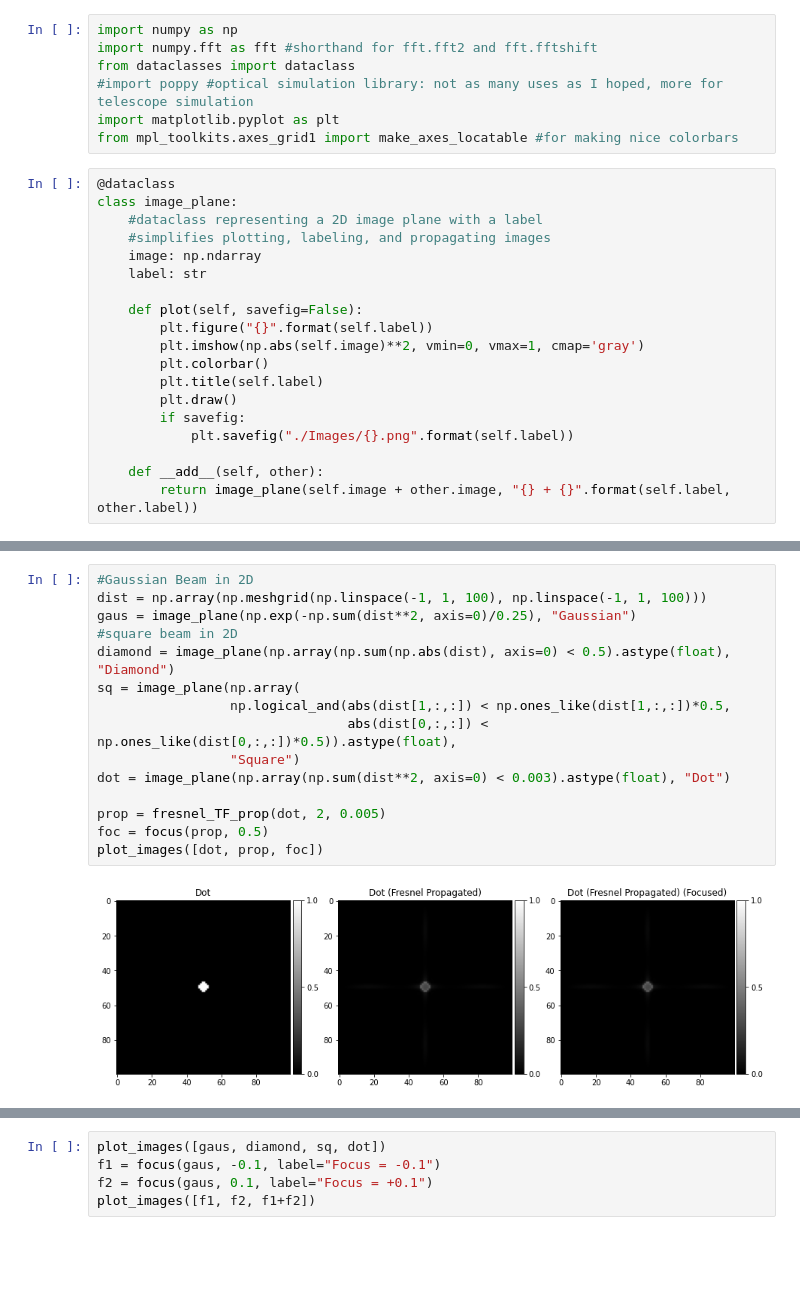
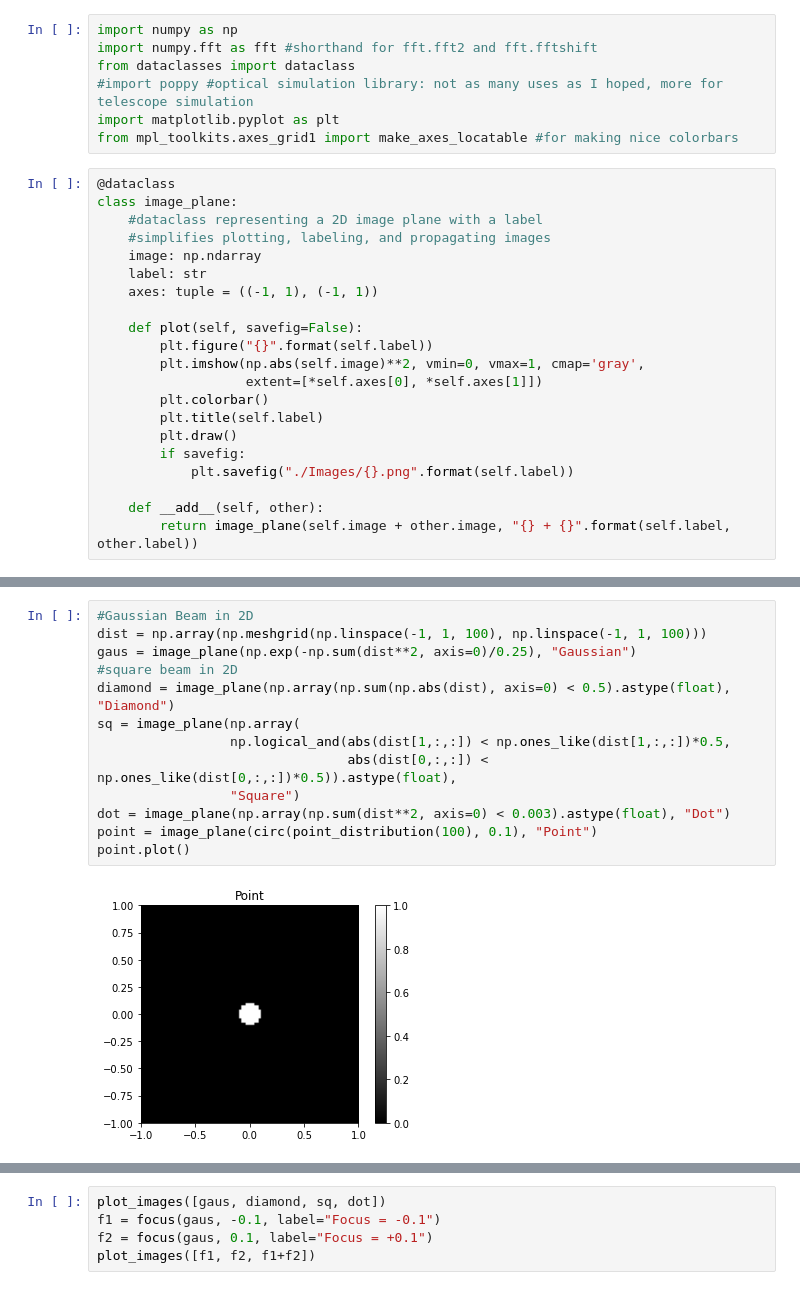
Before and after one commit to cjmcmahon1/FINCH, a Jupyter notebook: bench_sim.ipynb, the cells around one changed output, grey strips where cells are left out. Saved outputs shown, nothing was run; the diff lists cells and outputs as text; blank space fills up the shorter version.

Commit message:
fix imshow() axes labels

```diff
--- a/bench_sim.ipynb
+++ b/bench_sim.ipynb
@@ -39,10 +39,12 @@ class image_plane:
     #simplifies plotting, labeling, and propagating images
     image: np.ndarray
     label: str
+    axes: tuple = ((-1, 1), (-1, 1))
 
     def plot(self, savefig=False):
         plt.figure("{}".format(self.label))
-        plt.imshow(np.abs(self.image)**2, vmin=0, vmax=1, cmap='gray')
+        plt.imshow(np.abs(self.image)**2, vmin=0, vmax=1, cmap='gray',
+                   extent=[*self.axes[0], *self.axes[1]])
         plt.colorbar()
         plt.title(self.label)
         plt.draw()
@@ -106,17 +144,15 @@ def plot_images(im_list):
 # %%
 #Gaussian Beam in 2D
 dist = np.array(np.meshgrid(np.linspace(-1, 1, 100), np.linspace(-1, 1, 100)))
 gaus = image_plane(np.exp(-np.sum(dist**2, axis=0)/0.25), "Gaussian")
 #square beam in 2D
 diamond = image_plane(np.array(np.sum(np.abs(dist), axis=0) < 0.5).astype(float), "Diamond")
 sq = image_plane(np.array(
                  np.logical_and(abs(dist[1,:,:]) < np.ones_like(dist[1,:,:])*0.5,
                                 abs(dist[0,:,:]) < np.ones_like(dist[0,:,:])*0.5)).astype(float),
                  "Square")
 dot = image_plane(np.array(np.sum(dist**2, axis=0) < 0.003).astype(float), "Dot")
-
-prop = fresnel_TF_prop(dot, 2, 0.005)
-foc = focus(prop, 0.5)
-plot_images([dot, prop, foc])
+point = image_plane(circ(point_distribution(100), 0.1), "Point")
+point.plot()
 # %% [output]
-[figure, old version]
+[figure, new version]
```
Also changed, not shown: parts of 8 cells of this notebook.
